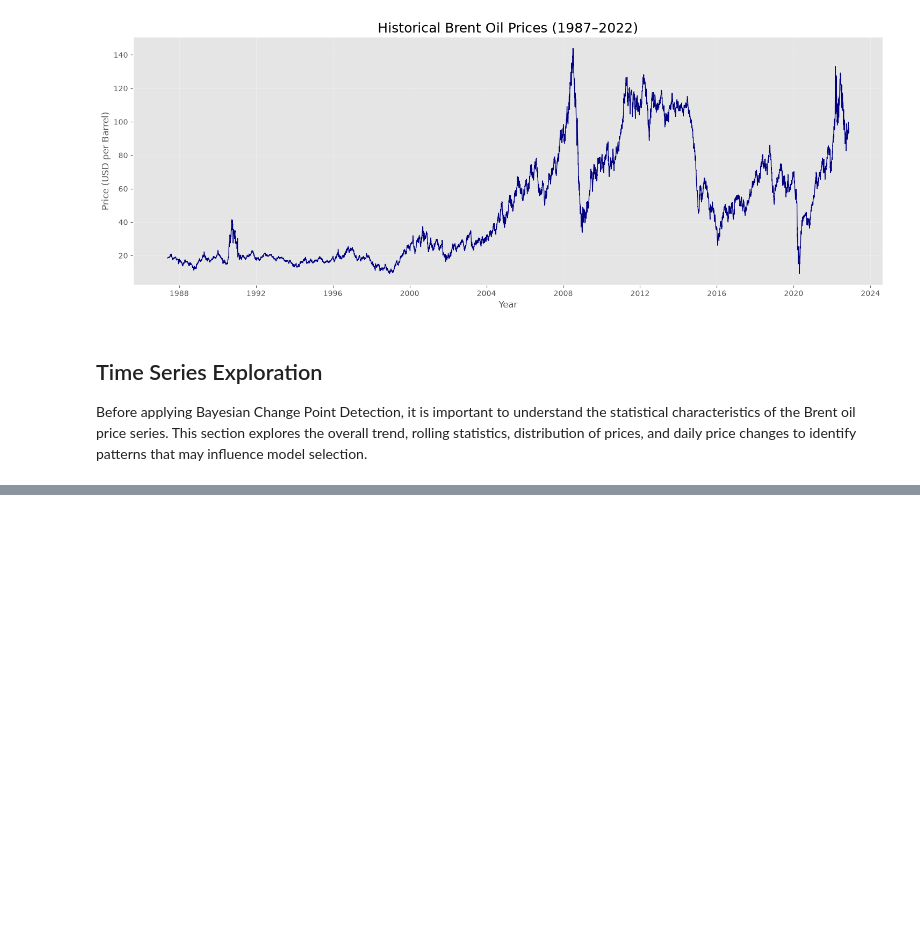
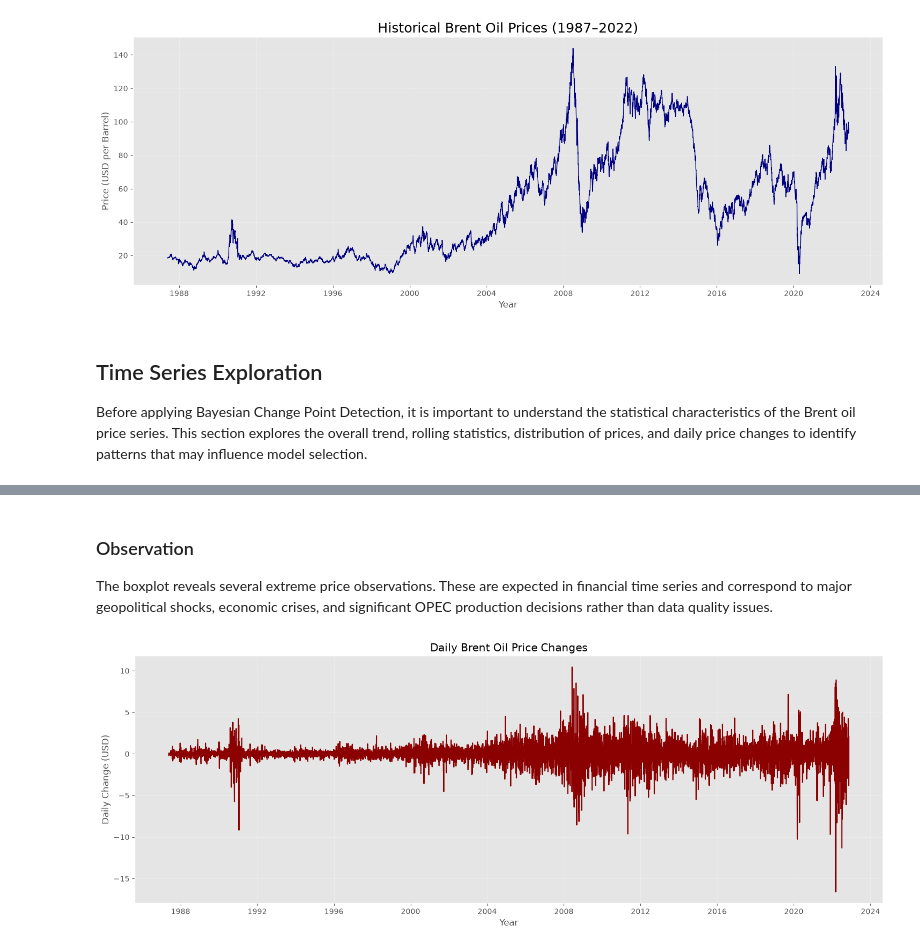
Before and after one commit to Viv-la/brent-oil-change-point-analysis, a Jupyter notebook: notebooks/01_EDA.ipynb, the cells around one changed output, grey strips where cells are left out. Saved outputs shown, nothing was run; the diff lists cells and outputs as text; code cells hidden in the pictures; blank space fills up the shorter version.

```diff
--- a/notebooks/01_EDA.ipynb
+++ b/notebooks/01_EDA.ipynb
@@ -205,0 +285,28 @@ Before applying Bayesian Change Point Detection, it is important to understand t
+# %% [markdown]
+### Observation
+
+The boxplot reveals several extreme price observations. These are expected in financial time series and correspond to major geopolitical shocks, economic crises, and significant OPEC production decisions rather than data quality issues.
+# %%
+# ============================================================
+# Daily Price Difference
+# ============================================================
+
+df["Price_Change"] = df["Price"].diff()
+
+plt.figure(figsize=(18,6))
+
+plt.plot(
+    df["Price_Change"],
+    color="darkred"
+)
+
+plt.title("Daily Brent Oil Price Changes")
+
+plt.xlabel("Year")
+plt.ylabel("Daily Change (USD)")
+
+plt.grid(alpha=0.3)
+
+plt.show()
+# %% [output]
+[figure, added]
```
Also changed, not shown: parts of 17 cells of this notebook, 14 other files.
